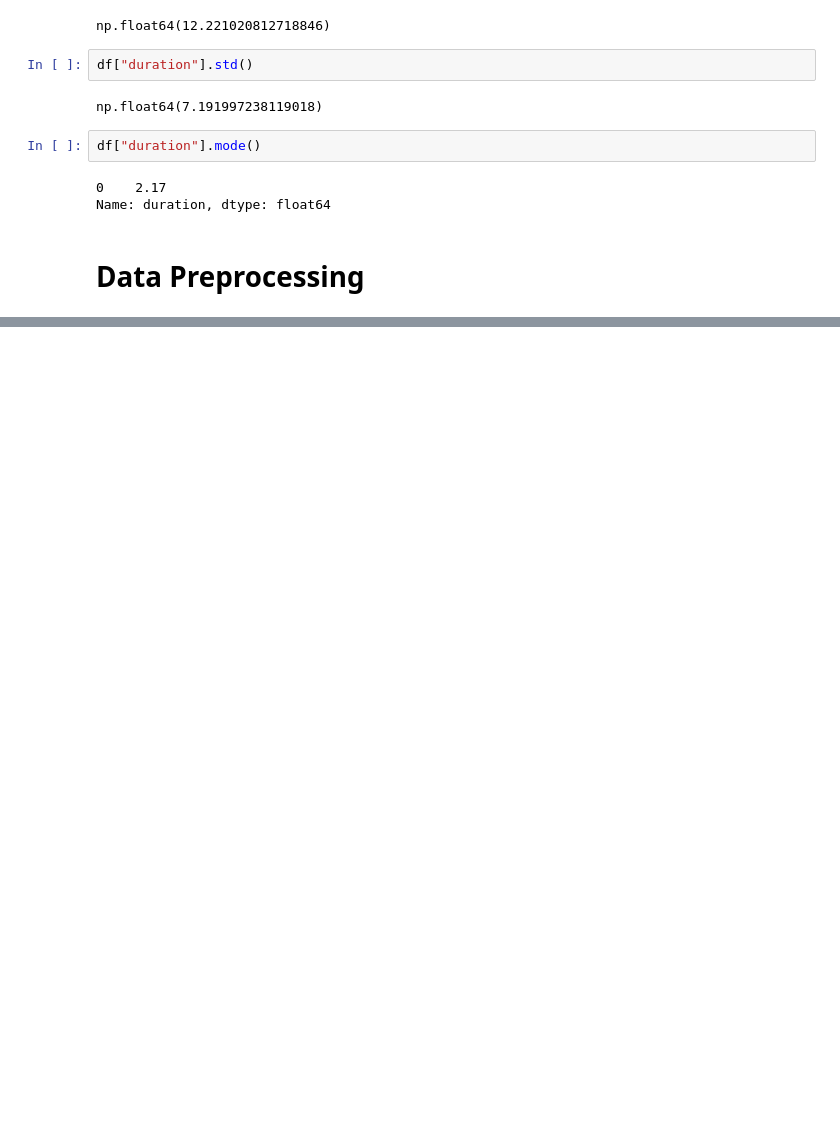
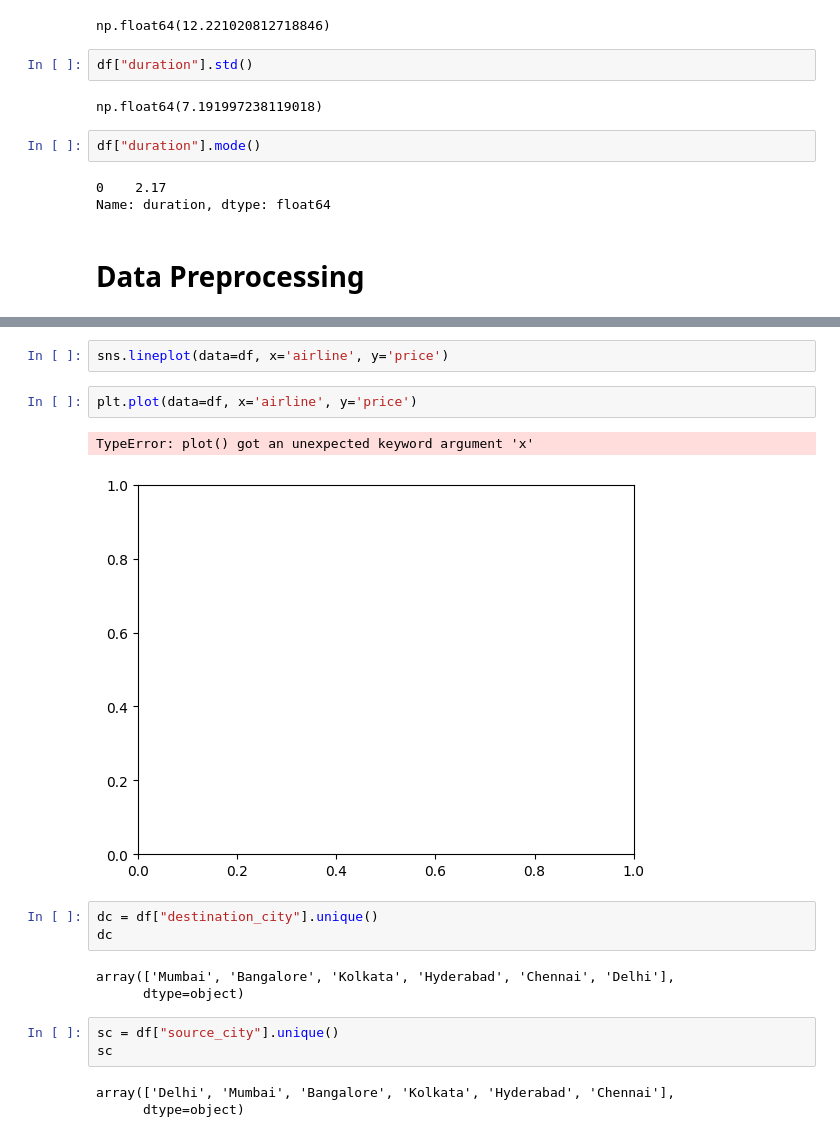
Before and after one commit to INDUDHAR15/data-science-playground, a Jupyter notebook: Python/Flight Price Prediction.ipynb, the cells around one changed output, grey strips where cells are left out. Drawn from its saved outputs; the diff is of its cells as text; blank space fills up the shorter version.

```diff
--- a/Python/Flight Price Prediction.ipynb
+++ b/Python/Flight Price Prediction.ipynb
@@ -360,0 +381,19 @@ Name: class, Length: 300153, dtype: int64
+# %%
+sns.lineplot(data=df, x='airline', y='price')
+# %%
+plt.plot(data=df, x='airline', y='price')
+# %% [output]
+TypeError: plot() got an unexpected keyword argument 'x'
+[figure, added]
+# %%
+dc = df["destination_city"].unique()
+dc
+# %% [output]
+array(['Mumbai', 'Bangalore', 'Kolkata', 'Hyderabad', 'Chennai', 'Delhi'],
+      dtype=object)
+# %%
+sc = df["source_city"].unique()
+sc
+# %% [output]
+array(['Delhi', 'Mumbai', 'Bangalore', 'Kolkata', 'Hyderabad', 'Chennai'],
+      dtype=object)
```
Also changed, not shown: parts of 22 cells of this notebook.
